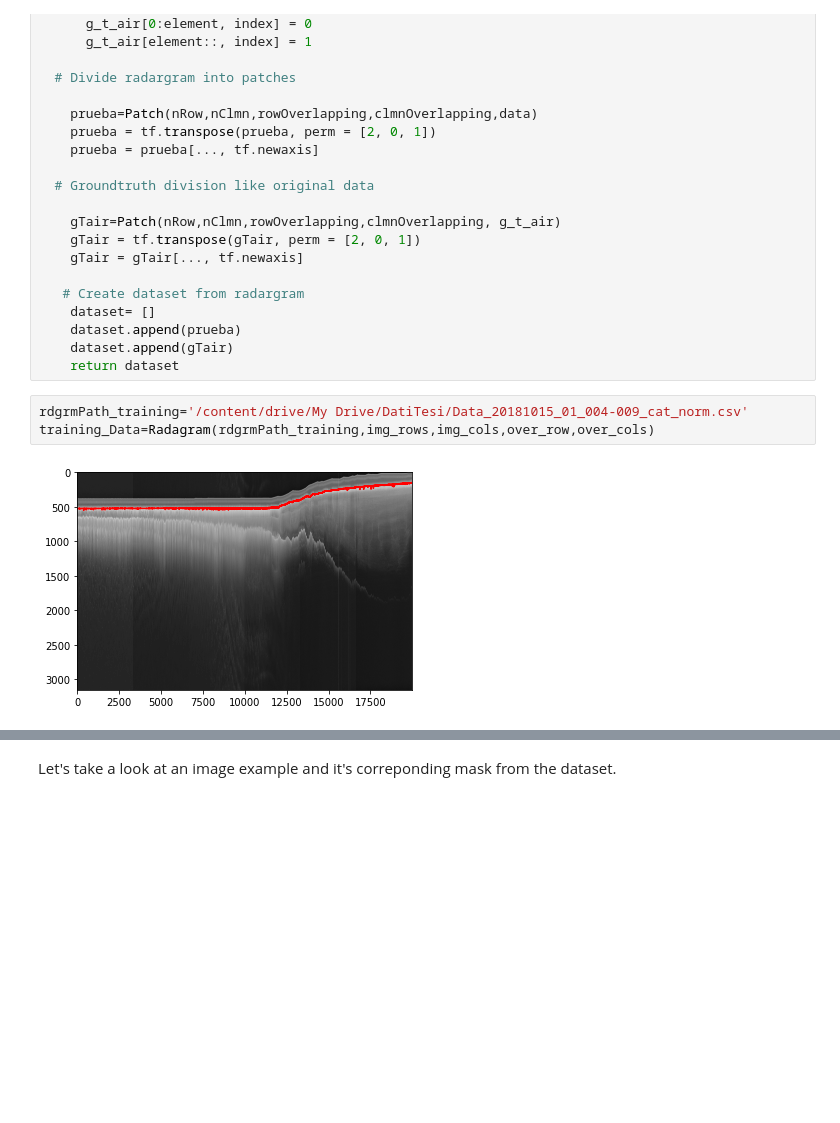
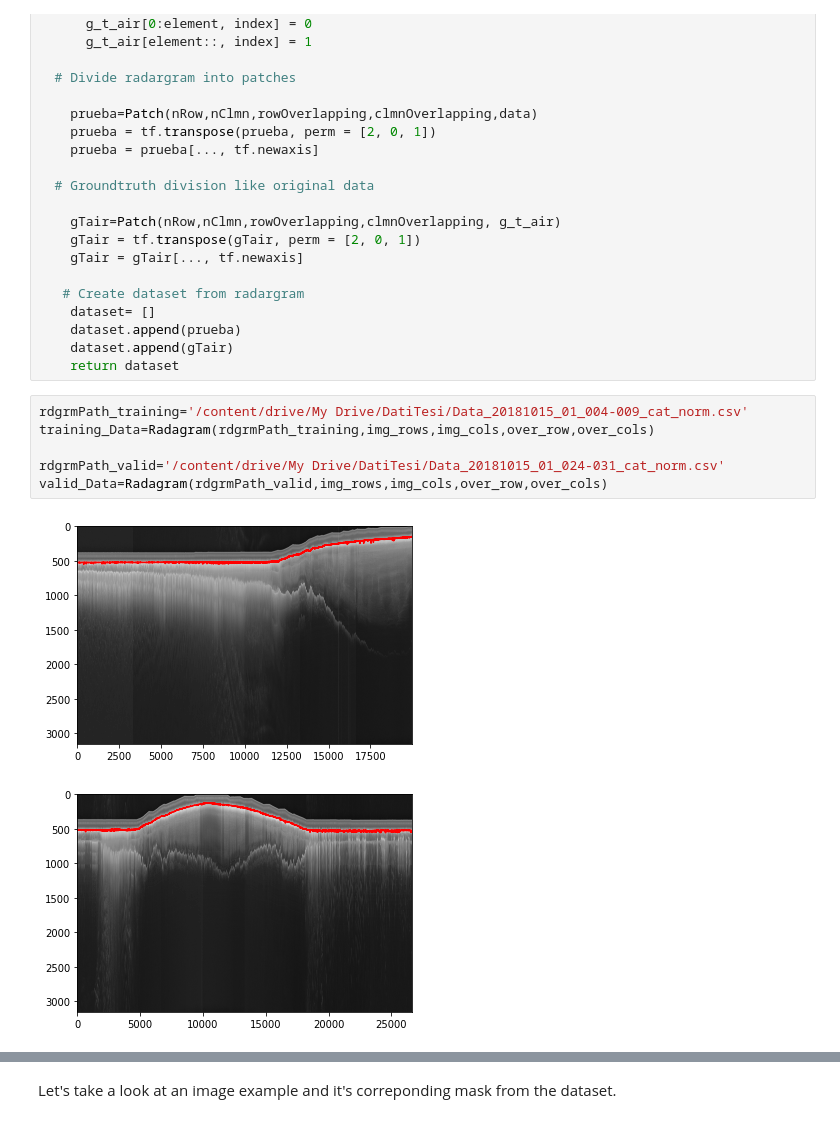
Before and after one commit to MatteoFalzi/Falzi-Tesi, a Jupyter notebook: 22_07.ipynb, the cells around one changed output, grey strips where cells are left out. Drawn from its saved outputs; the diff is of its cells as text; blank space fills up the shorter version.

```diff
--- a/22_07.ipynb
+++ b/22_07.ipynb
@@ -266,8 +262,12 @@ def Radagram(rdgrmPath,nRow,nClmn,rowOverlapping,clmnOverlapping):
 # %%
 rdgrmPath_training='/content/drive/My Drive/DatiTesi/Data_20181015_01_004-009_cat_norm.csv'
 training_Data=Radagram(rdgrmPath_training,img_rows,img_cols,over_row,over_cols)
+
+rdgrmPath_valid='/content/drive/My Drive/DatiTesi/Data_20181015_01_024-031_cat_norm.csv'
+valid_Data=Radagram(rdgrmPath_valid,img_rows,img_cols,over_row,over_cols)
 # %% [output]
 [figure]
+[figure, added]
 # %%
 # Concatenate train radargrams
 # train_dataset_X = tf.concat([radargram_2_X, radargram_3_X, radargram_5_X, radargram_6_X, radargram_7_X], axis=0)
```
Also changed, not shown: parts of 4 cells of this notebook.
